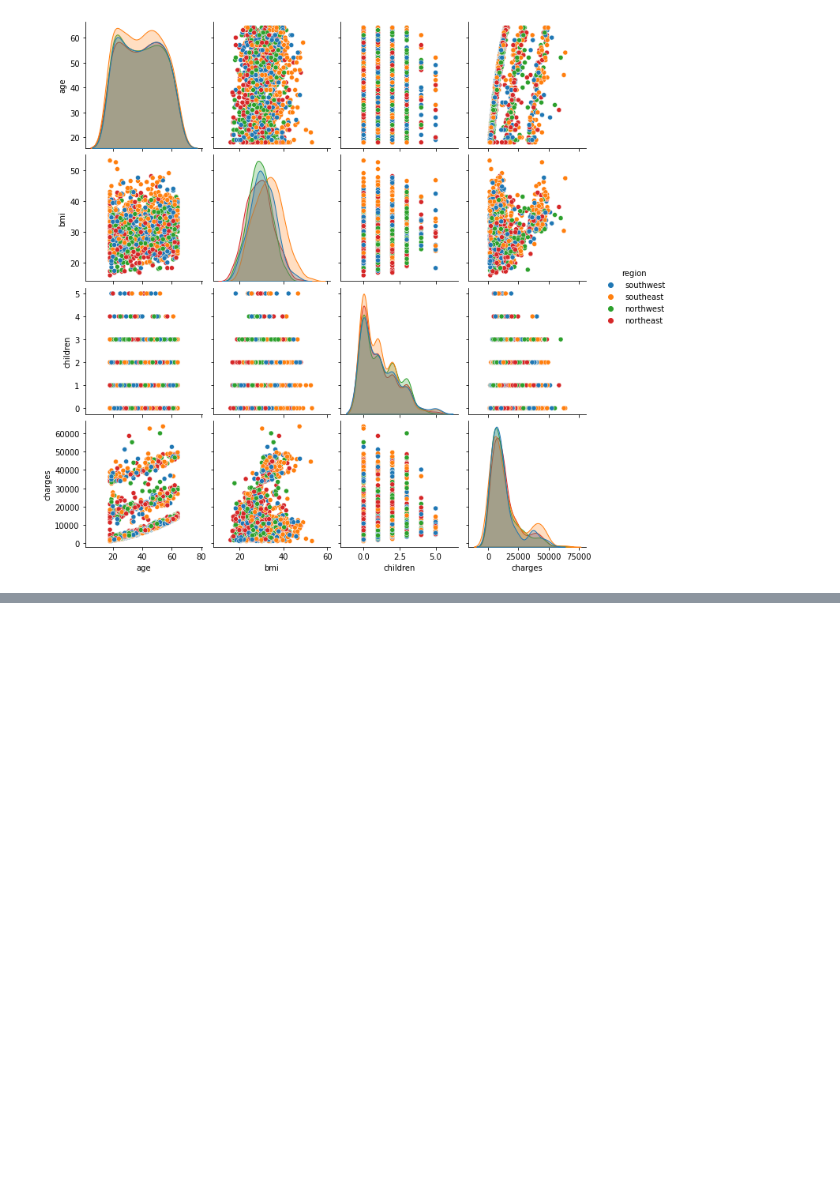
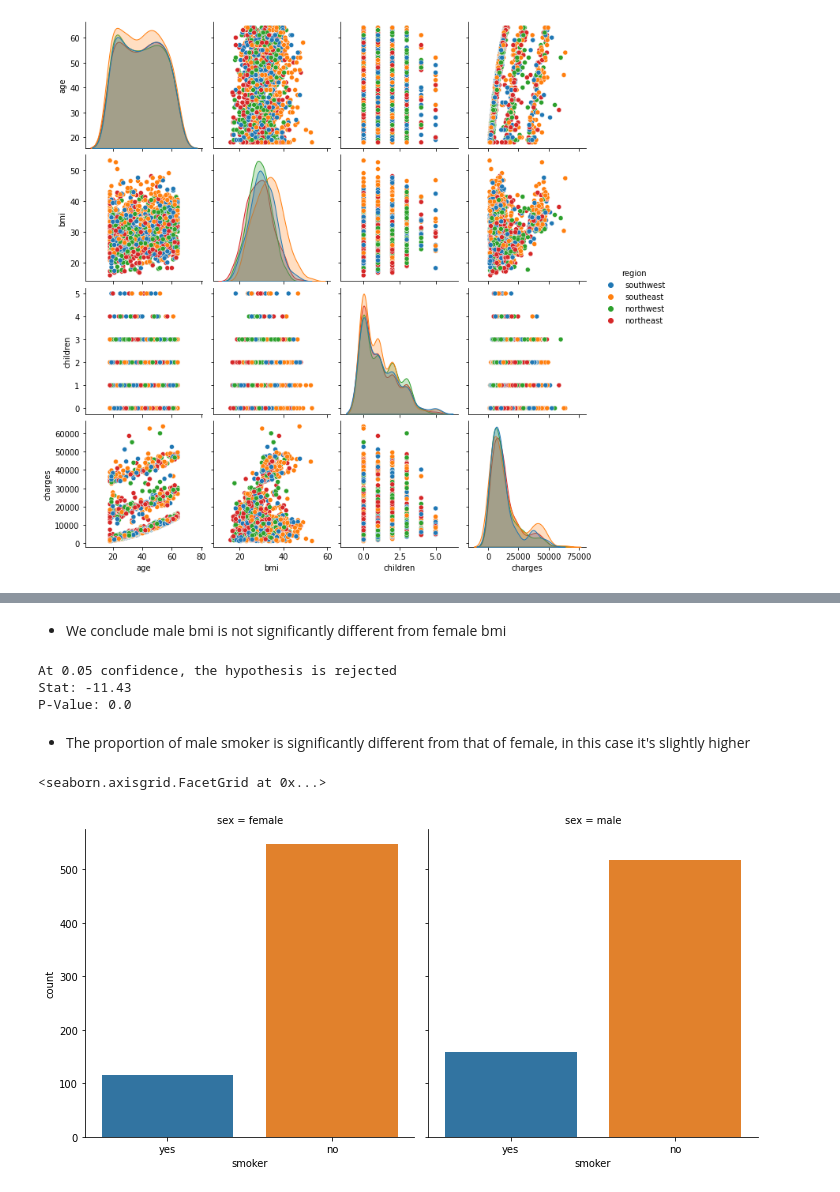
Before and after one commit to huylhoang/ML-Projects, a Jupyter notebook: Hypothesis Testing/ins_cust_attributes.ipynb, the cells around one changed output, grey strips where cells are left out. Drawn from its saved outputs; the diff is of its cells as text; code cells hidden in the pictures; blank space fills up the shorter version.

```diff
--- a/Hypothesis Testing/ins_cust_attributes.ipynb
+++ b/Hypothesis Testing/ins_cust_attributes.ipynb
@@ -74,0 +138,2 @@ plt.show()
+# %% [markdown]
+- We conclude male bmi is not significantly different from female bmi
@@ -74,0 +151,19 @@ plt.show()
+# %%
+# Comparing male vs. female smoker proportion
+n_male = len(df[df.sex.eq('male')])
+n_female = len(df[df.sex.eq('female')])
+male_smokers = len(df[df.sex.eq('male') & df.smoker.eq('yes')])
+female_smokers = len(df[df.sex.eq('female') & df.smoker.eq('yes')])
+
+proportion_test(female_smokers, male_smokers, n_female, n_male, 0.05)
+# %% [output]
+At 0.05 confidence, the hypothesis is rejected
+Stat: -11.43
+P-Value: 0.0
+# %% [markdown]
+- The proportion of male smoker is significantly different from that of female, in this case it's slightly higher
+# %%
+sns.catplot(x='smoker', col='sex', data=df, kind='count')
+# %% [output]
+<seaborn.axisgrid.FacetGrid at 0x...>
+[figure, added]
```
Also changed, not shown: parts of 20 cells of this notebook, 1 other file.
